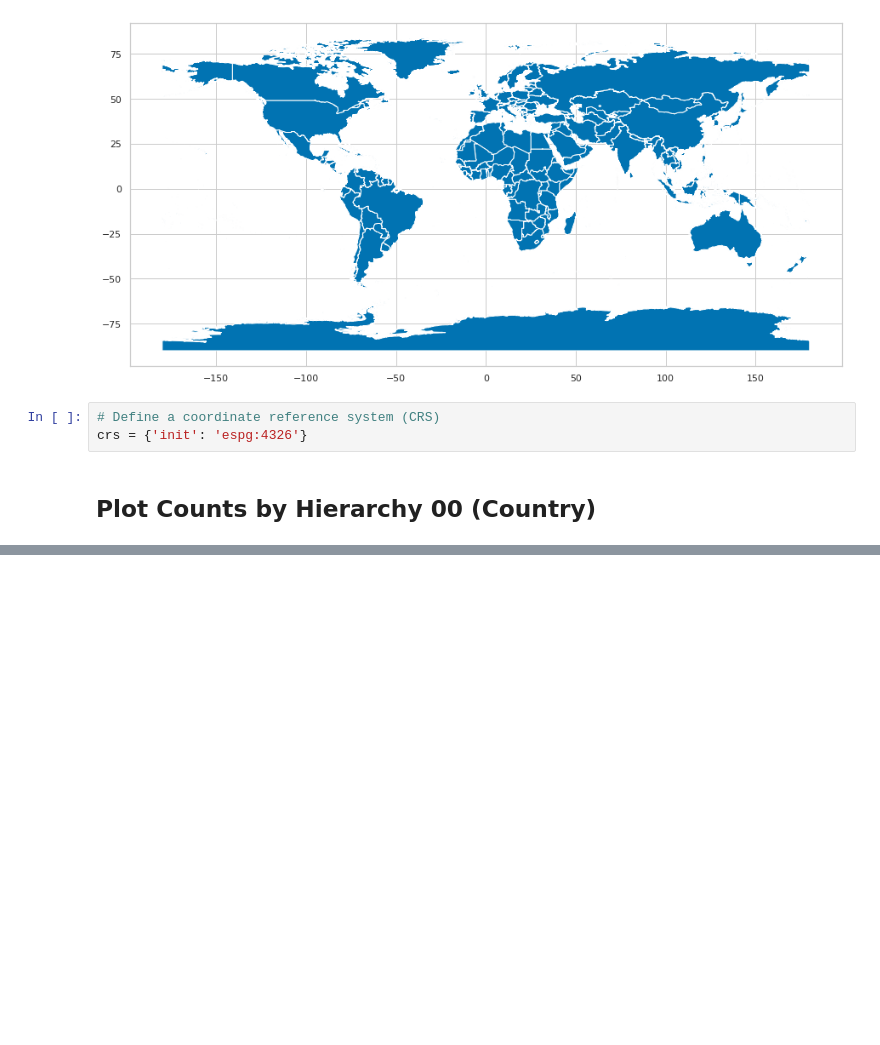
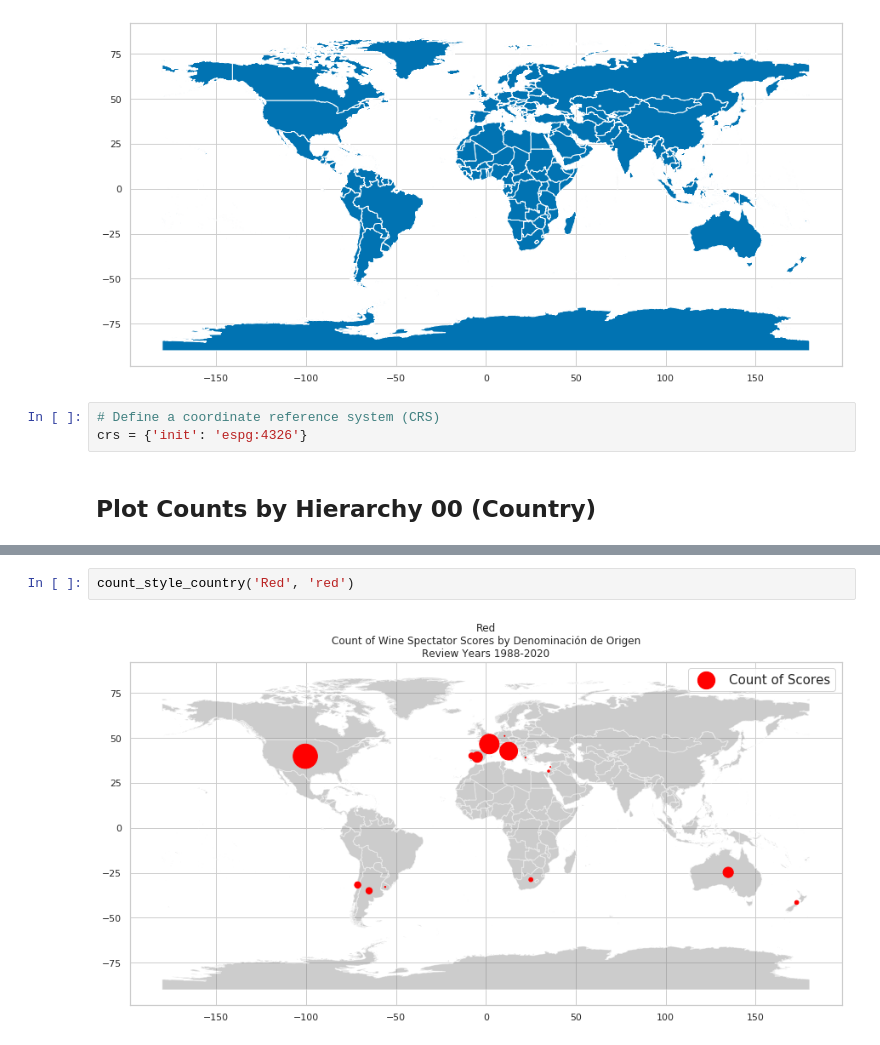
Before and after one commit to ewotawa/top_100_wines_2020, a Jupyter notebook: Top100Wine_Data_Exploration_Geo.ipynb, the cells around one changed output, grey strips where cells are left out. Drawn from its saved outputs; the diff is of its cells as text; blank space fills up the shorter version.

```diff
--- a/Top100Wine_Data_Exploration_Geo.ipynb
+++ b/Top100Wine_Data_Exploration_Geo.ipynb
@@ -206,0 +250,4 @@ def count_style_country(wine_style)
+# %%
+count_style_country('Red', 'red')
+# %% [output]
+[figure, added]
```
Also changed, not shown: parts of 20 cells of this notebook.
